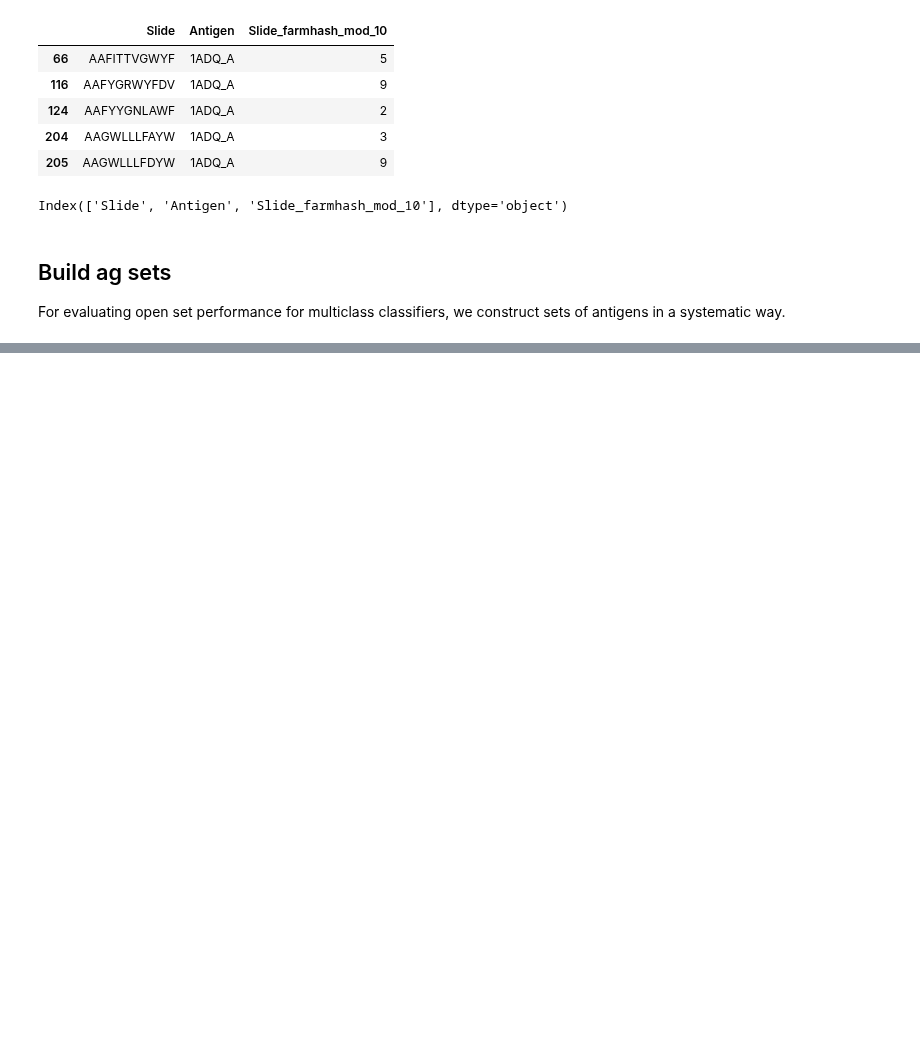
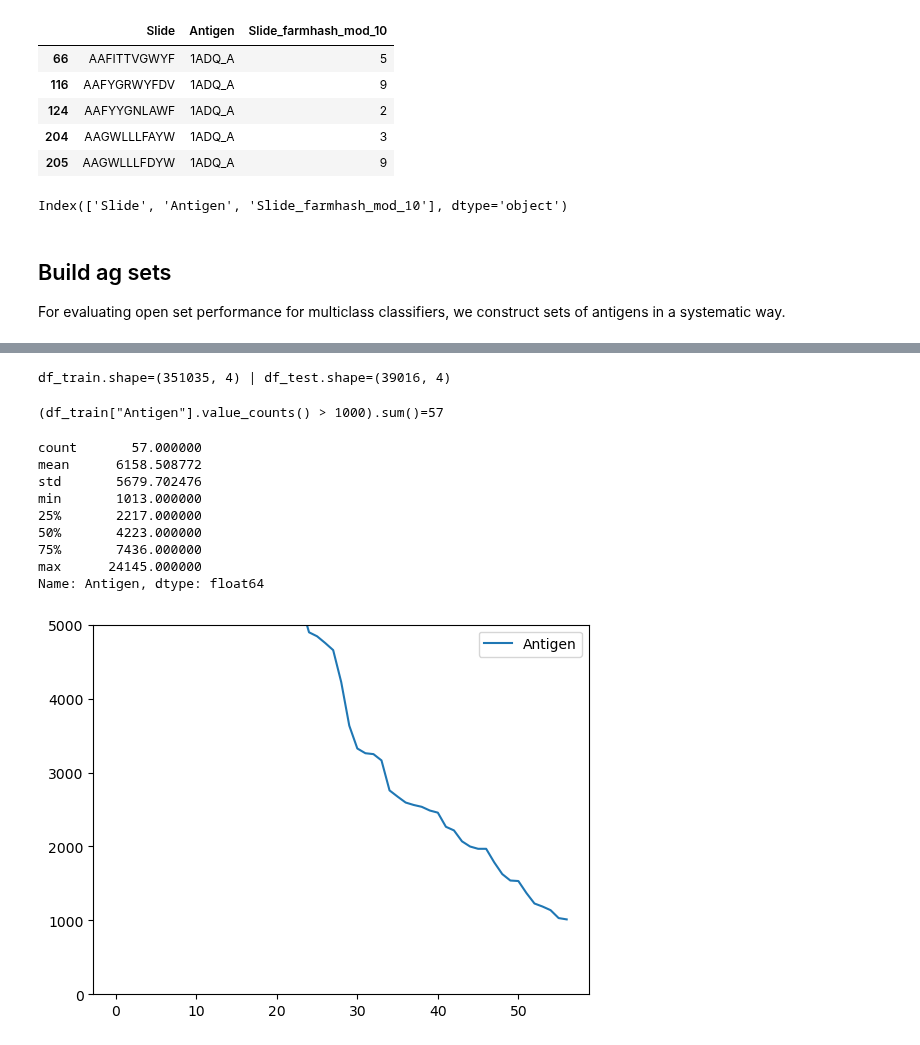
Before and after one commit to csi-greifflab/negative-class-optimization, a Jupyter notebook: notebooks/16_Explore_Absolut_Data.ipynb, the cells around one changed output, grey strips where cells are left out. Drawn from its saved outputs; the diff is of its cells as text; code cells hidden in the pictures; blank space fills up the shorter version.

```diff
--- a/notebooks/16_Explore_Absolut_Data.ipynb
+++ b/notebooks/16_Explore_Absolut_Data.ipynb
@@ -186,0 +185,29 @@ AttributeError: module 'NegativeClassOptimization.utils' has no attribute 'gener
+# %%
+from NegativeClassOptimization import pipelines
+
+
+dfs = pipelines.MulticlassPipeline.load_processed_dataframes(
+    dir_path = config.DATA_ABSOLUT_PROCESSED_MULTICLASS_DIR,
+)
+
+df_train = dfs["train_val"]
+df_test = dfs["test_closed_exclusive"]
+print(f"{df_train.shape=} | {df_test.shape=}")
+# %% [output]
+df_train.shape=(351035, 4) | df_test.shape=(39016, 4)
+# %%
+df_train["Antigen"].value_counts().reset_index().plot(ylim=(0, 5000))
+print(f'{(df_train["Antigen"].value_counts() > 1000).sum()=}')
+df_train["Antigen"].value_counts().describe()
+# %% [output]
+(df_train["Antigen"].value_counts() > 1000).sum()=57
+count       57.000000
+mean      6158.508772
+std       5679.702476
+min       1013.000000
+25%       2217.000000
+50%       4223.000000
+75%       7436.000000
+max      24145.000000
+Name: Antigen, dtype: float64
+[figure, added]
```
Also changed, not shown: parts of 2 cells of this notebook, 6 other files.
